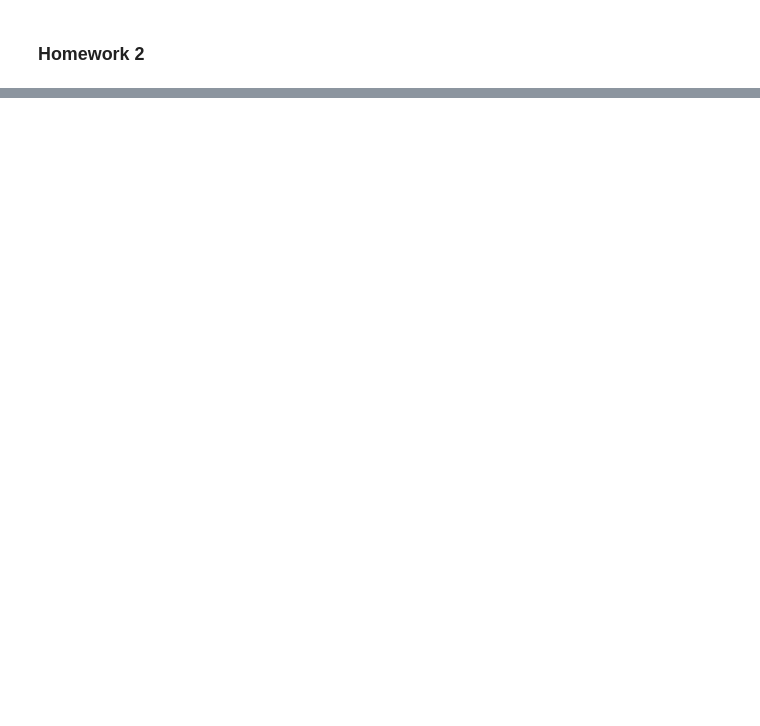
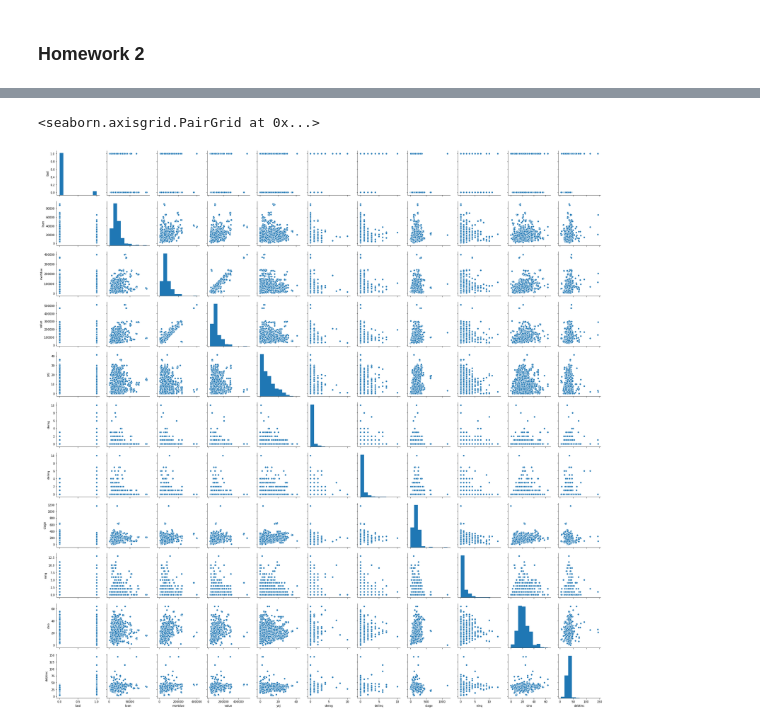
Before and after one commit to UVBMOB/Mert_Caglar, a Jupyter notebook: Homework_2.ipynb, the cells around one changed output, grey strips where cells are left out. Drawn from its saved outputs; the diff is of its cells as text; code cells hidden in the pictures; blank space fills up the shorter version.

```diff
--- a/Homework_2.ipynb
+++ b/Homework_2.ipynb
@@ -57,0 +72,3 @@ Name: debtinc, Length: 99, dtype: float64
+# %%
+data_clean=data.dropna()
+# bir satırda NaN değeri varsa o satırı düşürüyor, kalan değerler bizim için temiz data
@@ -57,0 +125,5 @@ Name: debtinc, Length: 99, dtype: float64
+# %%
+sns.pairplot(data_clean.drop(['reason','job'],axis=1),kind="scatter")
+# %% [output]
+<seaborn.axisgrid.PairGrid at 0x...>
+[figure, added]
```
Also changed, not shown: parts of 22 cells of this notebook.
